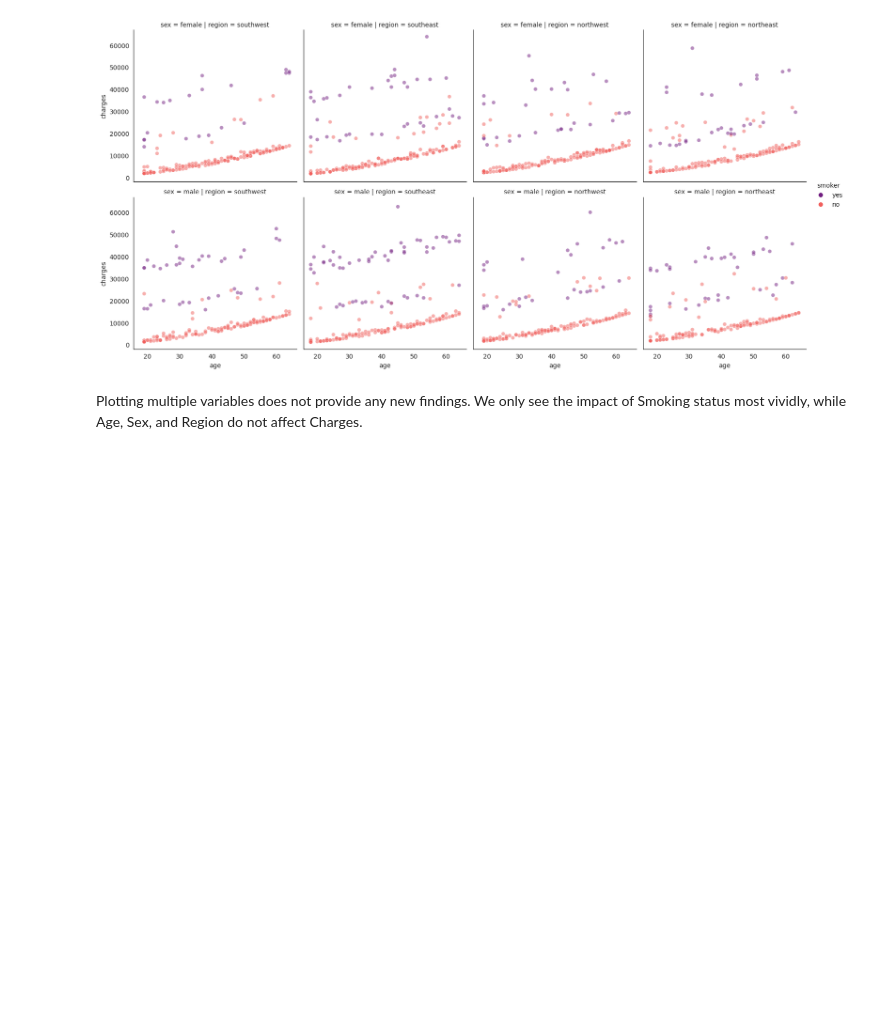
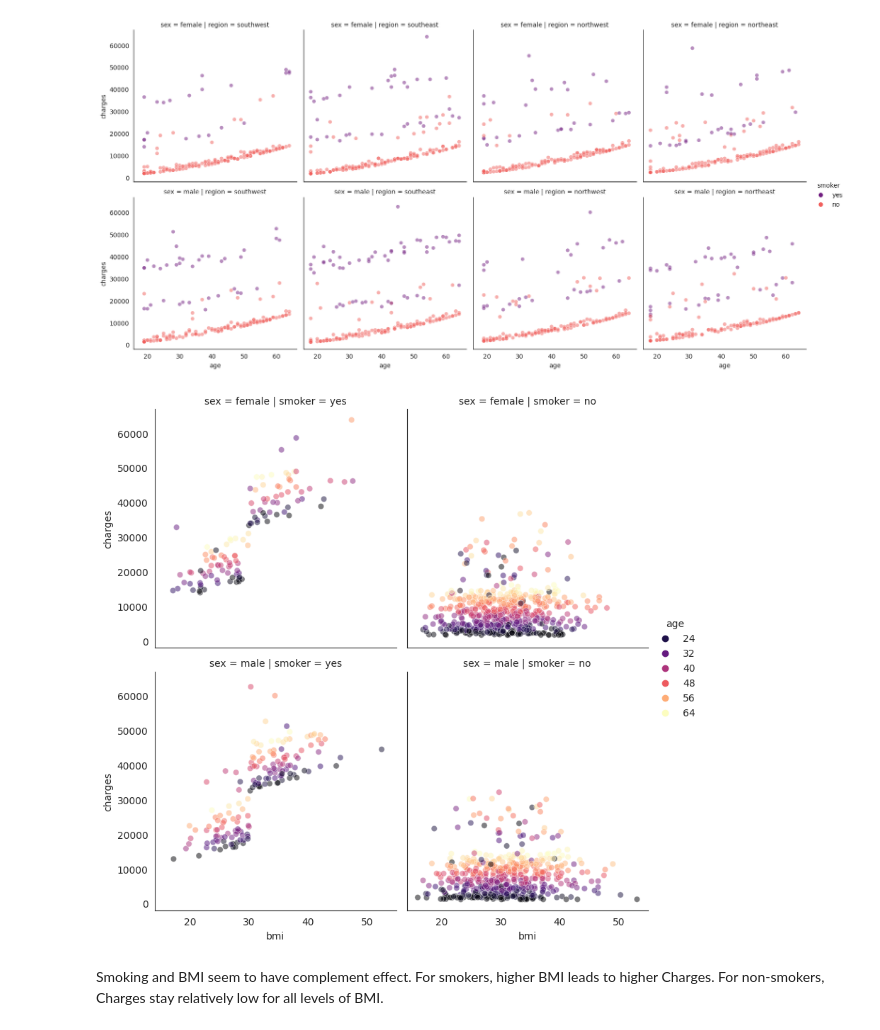
Before and after one commit to Hoale2908/healthcare_insurance, a Jupyter notebook: health-insurance-eda.ipynb, the cells around one changed output. Cells and saved outputs as stored; diff of their text form; code cells hidden in the pictures; blank space fills up the shorter version.

Commit message:
V6 - Multiple linear regression

```diff
--- a/health-insurance-eda.ipynb
+++ b/health-insurance-eda.ipynb
@@ -146,6 +156,13 @@ sns.relplot(data=df,x='age',y='charges',
 plt.show()
 # %% [output]
 [figure]
-# %% [markdown]
-Plotting multiple variables does not provide any new findings. We only see the impact of Smoking status most vividly, while Age, Sex, and Region do not affect Charges.
+# %%
+sns.relplot(data=df,x='bmi',y='charges',
+           hue='age',row='sex', col='smoker',
+           alpha=0.5, palette='magma', height=4)
+plt.show()
+# %% [output]
+[figure, added]
+# %% [markdown]
+Smoking and BMI seem to have complement effect. For smokers, higher BMI leads to higher Charges. For non-smokers, Charges stay relatively low for all levels of BMI.
 # %% [markdown]
```
Also changed, not shown: parts of 18 cells of this notebook.
